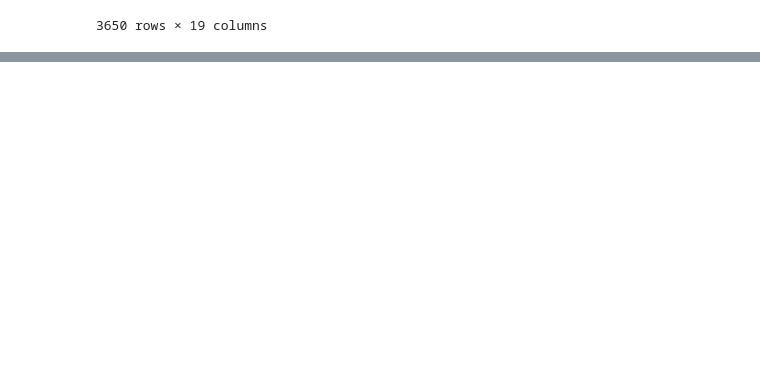
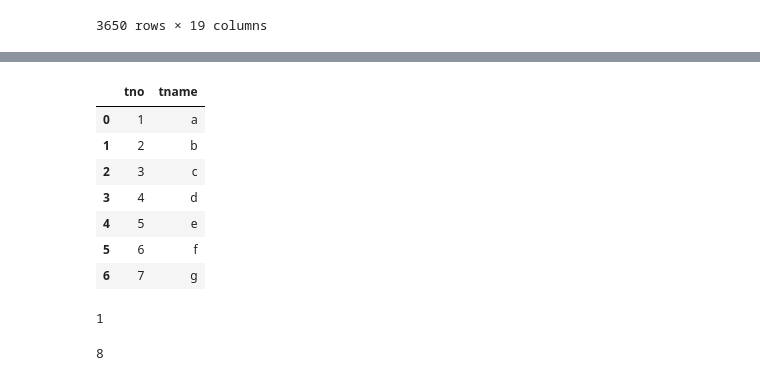
Before and after one commit to Andante8989/python, a Jupyter notebook: 데이터 수집 파이프라인/영진위 데이터 크롤링.ipynb, the cells around one changed output, grey strips where cells are left out. Drawn from its saved outputs; the diff is of its cells as text; code cells hidden in the pictures; blank space fills up the shorter version.

```diff
--- a/데이터 수집 파이프라인/영진위 데이터 크롤링.ipynb
+++ b/데이터 수집 파이프라인/영진위 데이터 크롤링.ipynb
@@ -260,0 +321,4 @@ result.sort_values('스크린당 평균관객', ascending=False).head(1)
+# %%
+# execute가 실행되면, cur가 데이터를 저장하고 있는데이걸 파이썬 형식으로 빼야합니다
+mysql_data = cur.fetchall()
+mysql_data
@@ -260,0 +333,16 @@ result.sort_values('스크린당 평균관객', ascending=False).head(1)
+# %%
+# 데이터프레임 형태로 변환
+pd.DataFrame(mysql_data)
+# %% [output]
+|  | tno | tname |
+| 0 | 1 | a |
+| 1 | 2 | b |
+| 2 | 3 | c |
+| 3 | 4 | d |
+| 4 | 5 | e |
+| 5 | 6 | f |
+| 6 | 7 | g |
+# %%
+cur.execute("INSERT INTO test_tbl2(tname) VALUES ('g')")
+# %% [output]
+1
@@ -260,0 +352,4 @@ result.sort_values('스크린당 평균관객', ascending=False).head(1)
+# %%
+cur.execute("SELECT * FROM test_tbl2")
+# %% [output]
+8
```
Also changed, not shown: parts of 26 cells of this notebook.
